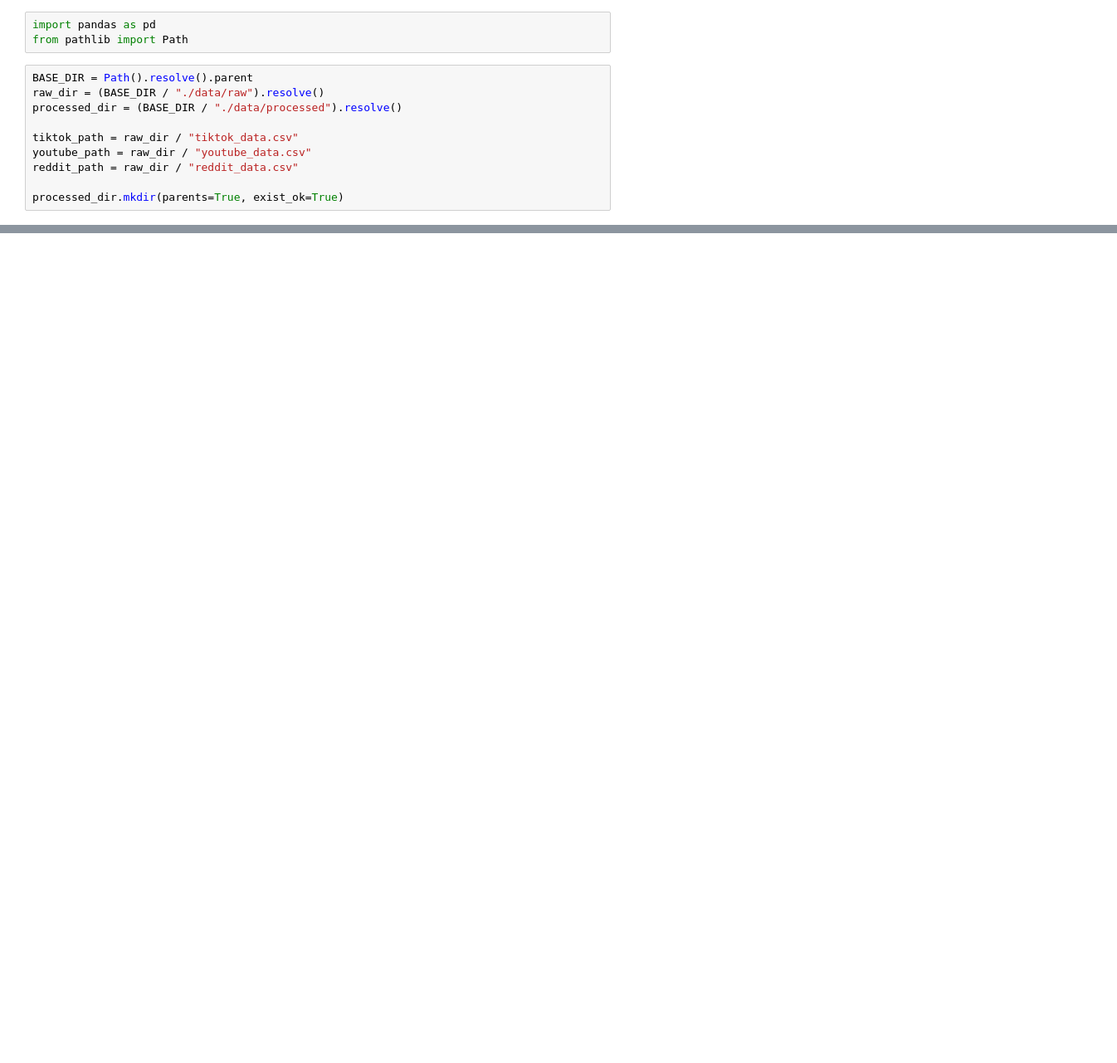
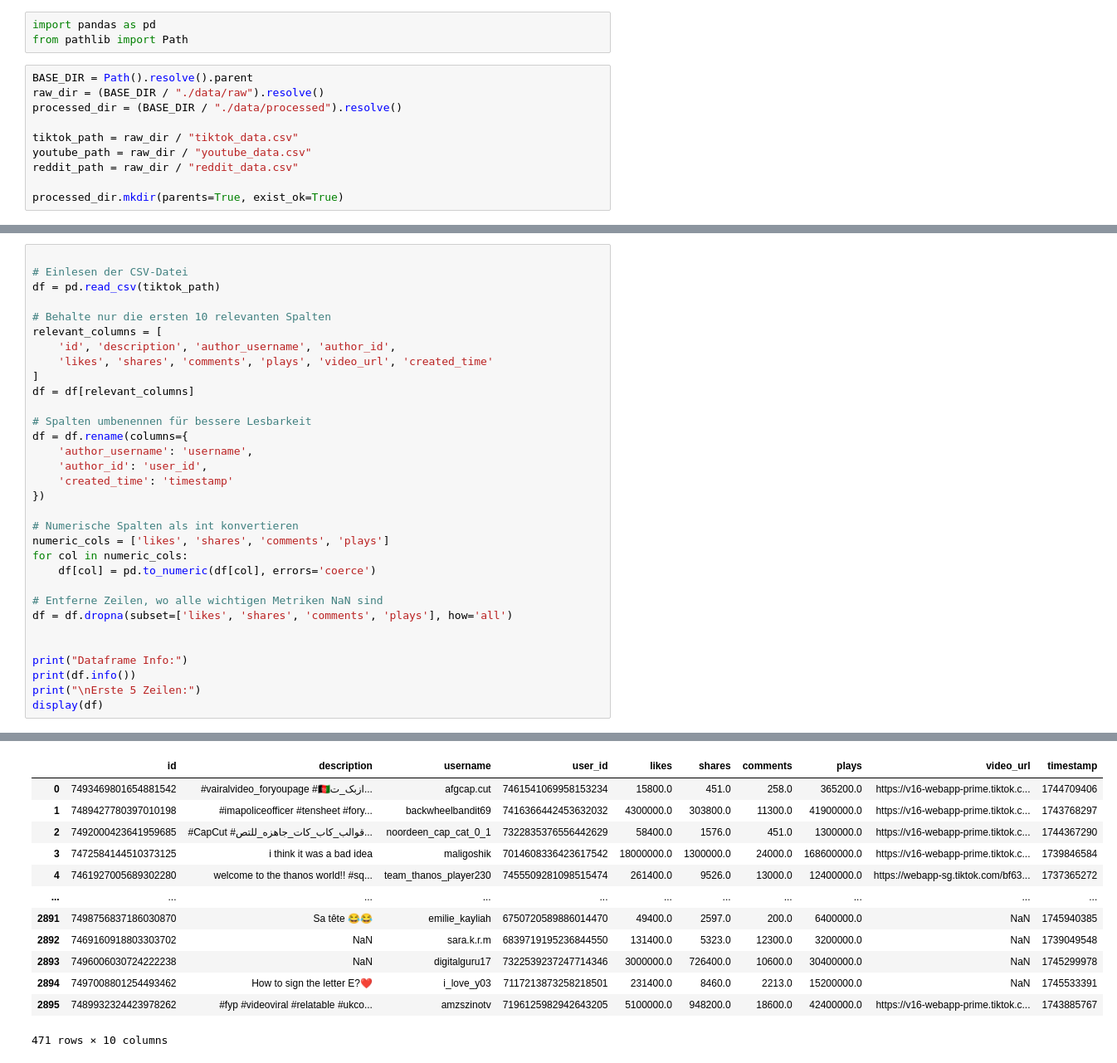
Before and after one commit to sofietheresa/TrendAnalyseSocialMedia, a Jupyter notebook: notebooks/02_preprocessing.ipynb, the cells around one changed output, grey strips where cells are left out. Shown at 83% size. Drawn from its saved outputs; the diff is of its cells as text; blank space fills up the shorter version.

```diff
--- a/notebooks/02_preprocessing.ipynb
+++ b/notebooks/02_preprocessing.ipynb
@@ -166,0 +190,33 @@ display(df_reddit.head())
+# %%
+
+# Einlesen der CSV-Datei
+df = pd.read_csv(tiktok_path)
+
+# Behalte nur die ersten 10 relevanten Spalten
+relevant_columns = [
+    'id', 'description', 'author_username', 'author_id',
+    'likes', 'shares', 'comments', 'plays', 'video_url', 'created_time'
+]
+df = df[relevant_columns]
+
+# Spalten umbenennen für bessere Lesbarkeit
+df = df.rename(columns={
+    'author_username': 'username',
+    'author_id': 'user_id',
+    'created_time': 'timestamp'
+})
+
+# Numerische Spalten als int konvertieren
+numeric_cols = ['likes', 'shares', 'comments', 'plays']
+for col in numeric_cols:
+    df[col] = pd.to_numeric(df[col], errors='coerce')
+
+# Entferne Zeilen, wo alle wichtigen Metriken NaN sind
+df = df.dropna(subset=['likes', 'shares', 'comments', 'plays'], how='all')
+
+
+print("Dataframe Info:")
+print(df.info())
+print("\nErste 5 Zeilen:")
+display(df)
+# %% [output]
@@ -166,0 +240,13 @@ display(df_reddit.head())
+|  | id | description | username | user_id | likes | shares | comments | plays | video_url | timestamp |
+| 0 | 7493469801654881542 | #vairalvideo_foryoupage #🇦🇫ازبک_ت... | afgcap.cut | 7461541069958153234 | 15800.0 | 451.0 | 258.0 | 365200.0 | https://v16-webapp-prime.tiktok.c... | 1744709406 |
+| 1 | 7489427780397010198 | #imapoliceofficer #tensheet #fory... | backwheelbandit69 | 7416366442453632032 | 4300000.0 | 303800.0 | 11300.0 | 41900000.0 | https://v16-webapp-prime.tiktok.c... | 1743768297 |
+| 2 | 7492000423641959685 | #CapCut #قوالب_كاب_كات_جاهزه_للتص... | noordeen_cap_cat_0_1 | 7322835376556442629 | 58400.0 | 1576.0 | 451.0 | 1300000.0 | https://v16-webapp-prime.tiktok.c... | 1744367290 |
+| 3 | 7472584144510373125 | i think it was a bad idea | maligoshik | 7014608336423617542 | 18000000.0 | 1300000.0 | 24000.0 | 168600000.0 | https://v16-webapp-prime.tiktok.c... | 1739846584 |
+| 4 | 7461927005689302280 | welcome to the thanos world!! #sq... | team_thanos_player230 | 7455509281098515474 | 261400.0 | 9526.0 | 13000.0 | 12400000.0 | https://webapp-sg.tiktok.com/bf63... | 1737365272 |
+| ... | ... | ... | ... | ... | ... | ... | ... | ... | ... | ... |
+| 2891 | 7498756837186030870 | Sa tête 😂😂 | emilie_kayliah | 6750720589886014470 | 49400.0 | 2597.0 | 200.0 | 6400000.0 | NaN | 1745940385 |
+| 2892 | 7469160918803303702 | NaN | sara.k.r.m | 6839719195236844550 | 131400.0 | 5323.0 | 12300.0 | 3200000.0 | NaN | 1739049548 |
+| 2893 | 7496006030724222238 | NaN | digitalguru17 | 7322539237247714346 | 3000000.0 | 726400.0 | 10600.0 | 30400000.0 | NaN | 1745299978 |
+| 2894 | 7497008801254493462 | How to sign the letter E?❤️ | i_love_y03 | 7117213873258218501 | 231400.0 | 8460.0 | 2213.0 | 15200000.0 | NaN | 1745533391 |
+| 2895 | 7489932324423978262 | #fyp #videoviral #relatable #ukco... | amzszinotv | 7196125982942643205 | 5100000.0 | 948200.0 | 18600.0 | 42400000.0 | https://v16-webapp-prime.tiktok.c... | 1743885767 |
+471 rows × 10 columns
```
Also changed, not shown: parts of 22 cells of this notebook, 14 other files.
